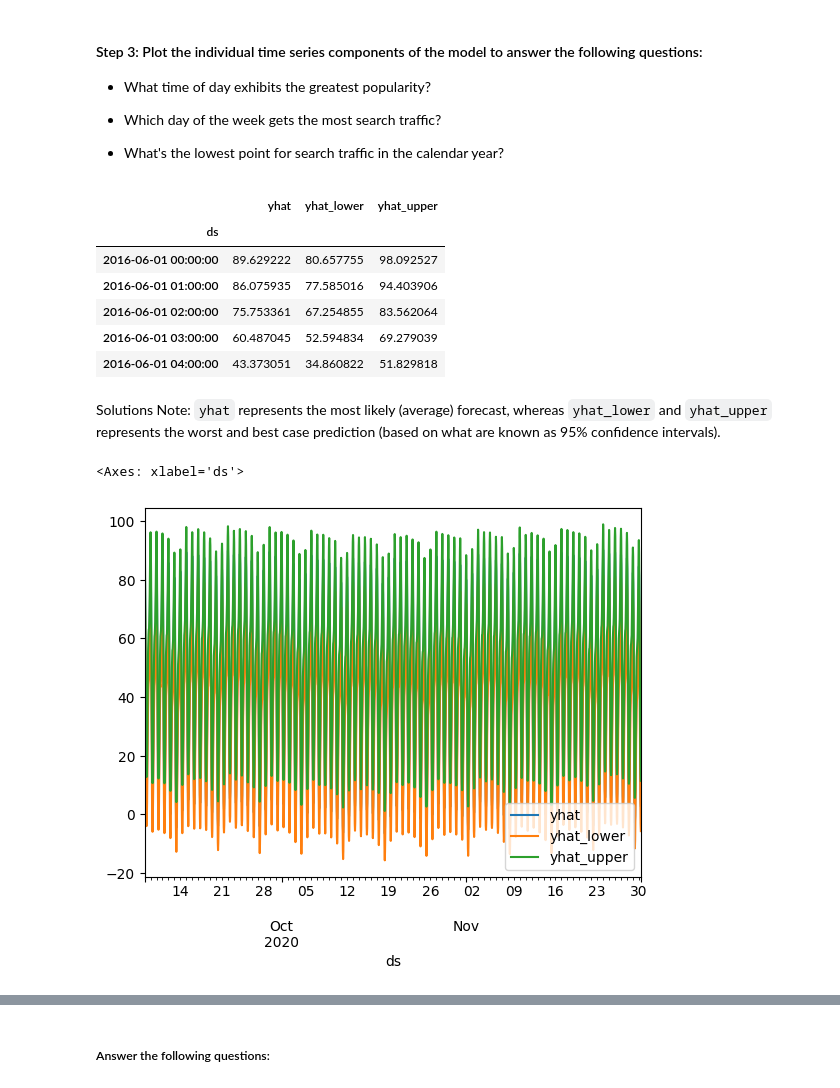
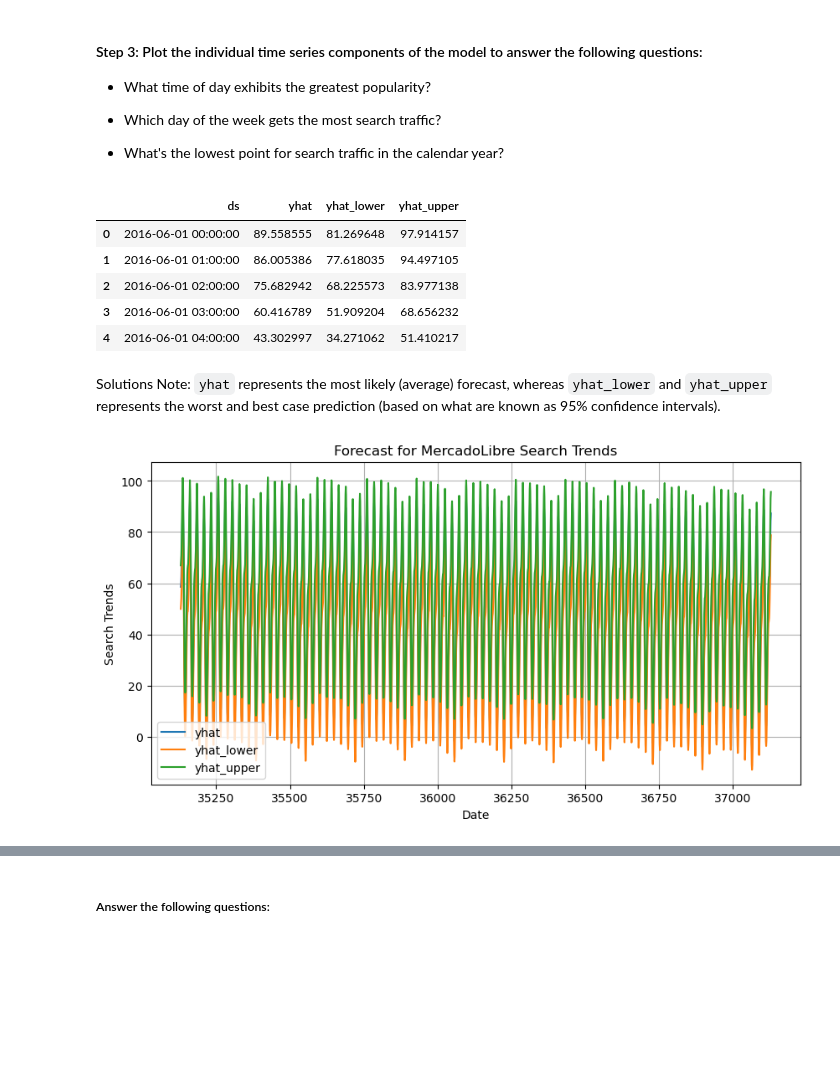
Before and after one commit to rmsreis/prophet-challenge, a Jupyter notebook: forecasting_net_prophet.ipynb, the cells around one changed output, grey strips where cells are left out. Drawn from its saved outputs; the diff is of its cells as text; code cells hidden in the pictures; blank space fills up the shorter version.

```diff
--- a/forecasting_net_prophet.ipynb
+++ b/forecasting_net_prophet.ipynb
@@ -565,24 +565,29 @@ plt.show()
 * What's the lowest point for search traffic in the calendar year?
 # %%
 # Set the index in the forecast_mercado_trends DataFrame to the ds datetime column
-
+forecast.reset_index(inplace=True)
 
 # View the only the yhat,yhat_lower and yhat_upper columns from the DataFrame
+forecast[['ds', 'yhat', 'yhat_lower', 'yhat_upper']].head()
 # %% [output]
-|  | yhat | yhat_lower | yhat_upper |
-| ds |  |  |  |
-| 2016-06-01 00:00:00 | 89.629222 | 80.657755 | 98.092527 |
-| 2016-06-01 01:00:00 | 86.075935 | 77.585016 | 94.403906 |
-| 2016-06-01 02:00:00 | 75.753361 | 67.254855 | 83.562064 |
-| 2016-06-01 03:00:00 | 60.487045 | 52.594834 | 69.279039 |
-| 2016-06-01 04:00:00 | 43.373051 | 34.860822 | 51.829818 |
+|  | ds | yhat | yhat_lower | yhat_upper |
+| 0 | 2016-06-01 00:00:00 | 89.558555 | 81.269648 | 97.914157 |
+| 1 | 2016-06-01 01:00:00 | 86.005386 | 77.618035 | 94.497105 |
+| 2 | 2016-06-01 02:00:00 | 75.682942 | 68.225573 | 83.977138 |
+| 3 | 2016-06-01 03:00:00 | 60.416789 | 51.909204 | 68.656232 |
+| 4 | 2016-06-01 04:00:00 | 43.302997 | 34.271062 | 51.410217 |
 # %% [markdown]
 Solutions Note: `yhat` represents the most likely (average) forecast, whereas `yhat_lower` and `yhat_upper` represents the worst and best case prediction (based on what are known as 95% confidence intervals).
 # %%
 # From the forecast_mercado_trends DataFrame, plot the data to visualize
 #  the yhat, yhat_lower, and yhat_upper columns over the last 2000 hours
+forecast[['yhat', 'yhat_lower', 'yhat_upper']][-2000:].plot(figsize=(10, 5))
+plt.title('Forecast for MercadoLibre Search Trends')
+plt.xlabel('Date')
+plt.ylabel('Search Trends')
+plt.grid(True)
+plt.show()
 # %% [output]
-<Axes: xlabel='ds'>
-[figure, old version]
+[figure, new version]
 # %%
 # Reset the index in the forecast_mercado_trends DataFrame
```
Also changed, not shown: parts of 1 cell of this notebook, 1 other file.
